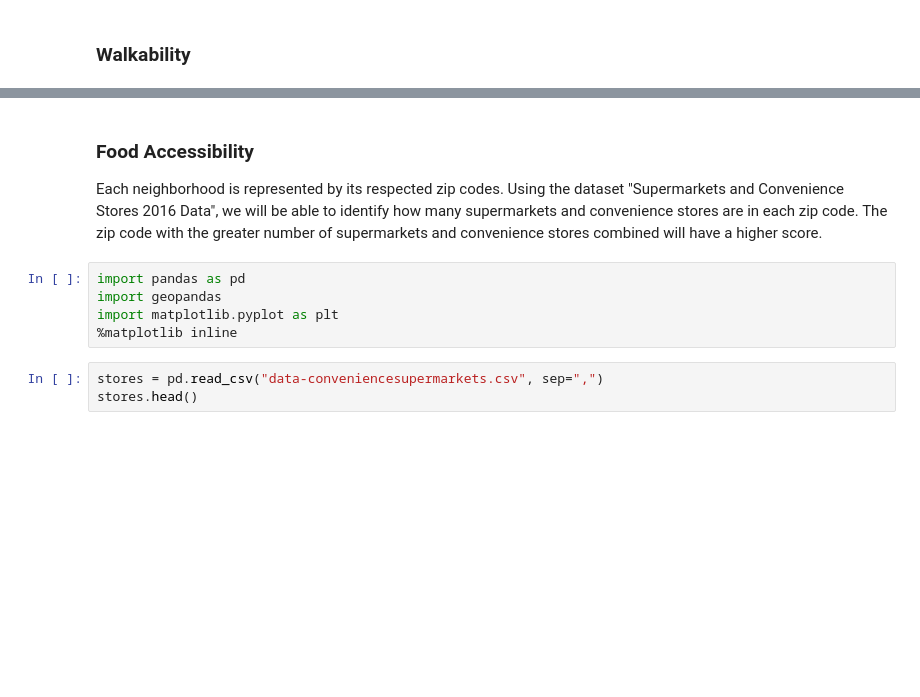
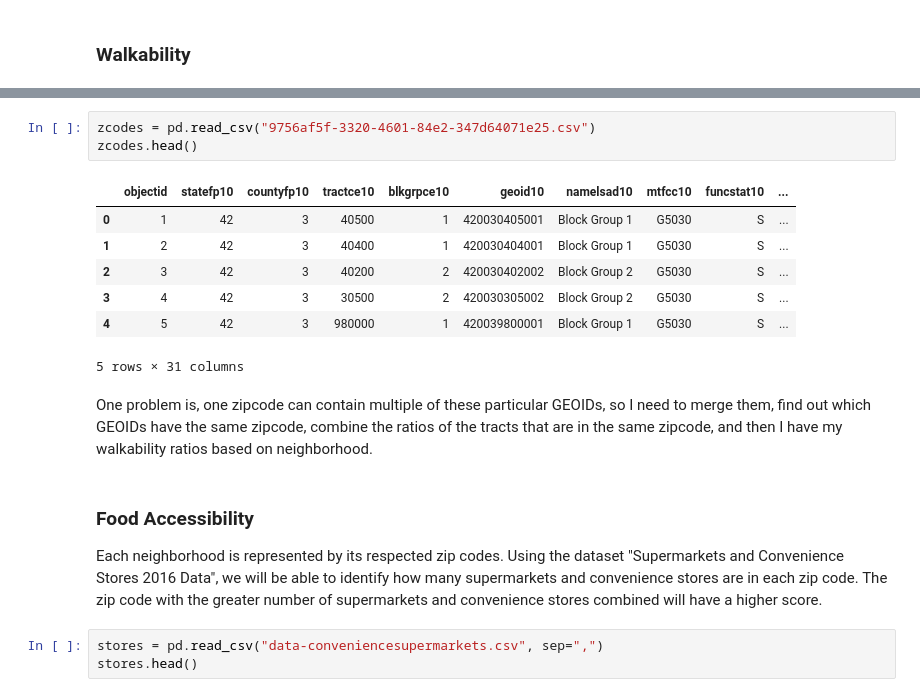
Before and after one commit to Sixces/Big-Ideas-FInal-Project, a Jupyter notebook: main.ipynb, the cells around one changed output, grey strips where cells are left out. Drawn from its saved outputs; the diff is of its cells as text; blank space fills up the shorter version.

```diff
--- a/main.ipynb
+++ b/main.ipynb
@@ -16,11 +34,19 @@ We chose three different measurements to identify the best neighborhood in Pitts
+# %%
+zcodes = pd.read_csv("9756af5f-3320-4601-84e2-347d64071e25.csv")
+zcodes.head()
+# %% [output]
+|  | objectid | statefp10 | countyfp10 | tractce10 | blkgrpce10 | geoid10 | namelsad10 | mtfcc10 | funcstat10 | ... |
+| 0 | 1 | 42 | 3 | 40500 | 1 | 420030405001 | Block Group 1 | G5030 | S | ... |
+| 1 | 2 | 42 | 3 | 40400 | 1 | 420030404001 | Block Group 1 | G5030 | S | ... |
+| 2 | 3 | 42 | 3 | 40200 | 2 | 420030402002 | Block Group 2 | G5030 | S | ... |
+| 3 | 4 | 42 | 3 | 30500 | 2 | 420030305002 | Block Group 2 | G5030 | S | ... |
+| 4 | 5 | 42 | 3 | 980000 | 1 | 420039800001 | Block Group 1 | G5030 | S | ... |
+5 rows × 31 columns
+# %% [markdown]
+One problem is, one zipcode can contain multiple of these particular GEOIDs, so I need to merge them, find out which GEOIDs have the same zipcode, combine the ratios of the tracts that are in the same zipcode, and then I have my walkability ratios based on neighborhood.
 # %% [markdown]
 ### Food Accessibility
 Each neighborhood is represented by its respected zip codes. Using the dataset "Supermarkets and Convenience Stores 2016 Data", we will be able to identify how many supermarkets and convenience stores are in each zip code. The zip code with the greater number of supermarkets and convenience stores combined will have a higher score.
-# %%
-import pandas as pd
-import geopandas
-import matplotlib.pyplot as plt
-%matplotlib inline
 # %%
 stores = pd.read_csv("data-conveniencesupermarkets.csv", sep=",")
 stores.head()
```
Also changed, not shown: parts of 3 cells of this notebook.
